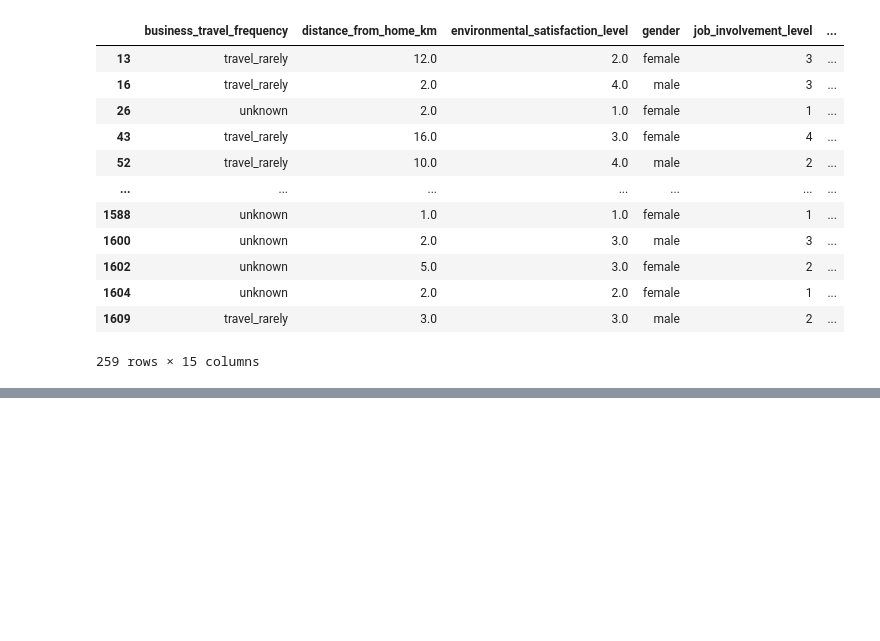
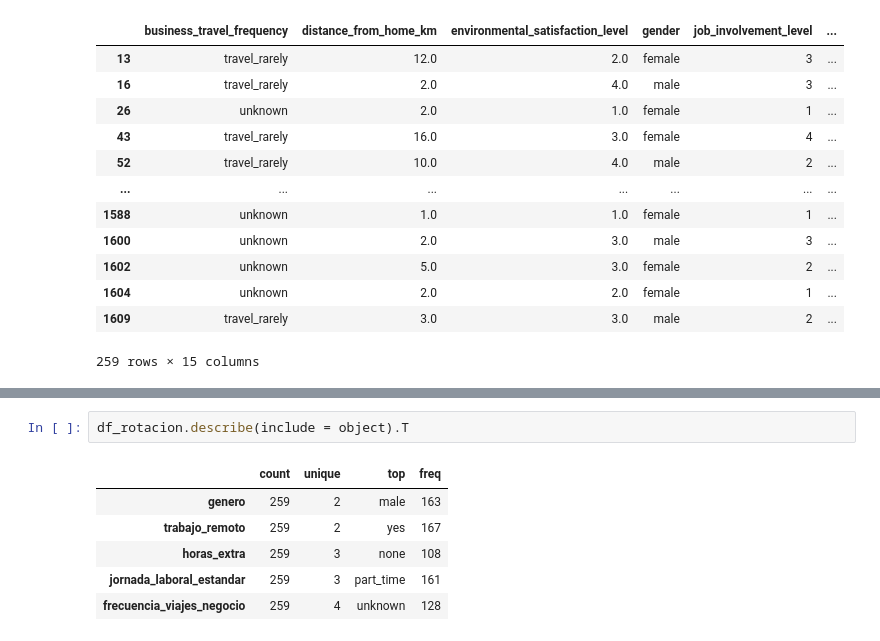
Before and after one commit to dianapgomez/mentalhealth_tableau, a Jupyter notebook: notebooks/analisis_rotacion.ipynb, the cells around one changed output, grey strips where cells are left out. Saved outputs shown, nothing was run; the diff lists cells and outputs as text; blank space fills up the shorter version.

```diff
--- a/notebooks/analisis_rotacion.ipynb
+++ b/notebooks/analisis_rotacion.ipynb
@@ -458,0 +158,9 @@ plt.show()
+# %%
+df_rotacion.describe(include = object).T
+# %% [output]
+|  | count | unique | top | freq |
+| genero | 259 | 2 | male | 163 |
+| trabajo_remoto | 259 | 2 | yes | 167 |
+| horas_extra | 259 | 3 | none | 108 |
+| jornada_laboral_estandar | 259 | 3 | part_time | 161 |
+| frecuencia_viajes_negocio | 259 | 4 | unknown | 128 |
```
Also changed, not shown: parts of 57 cells of this notebook.
